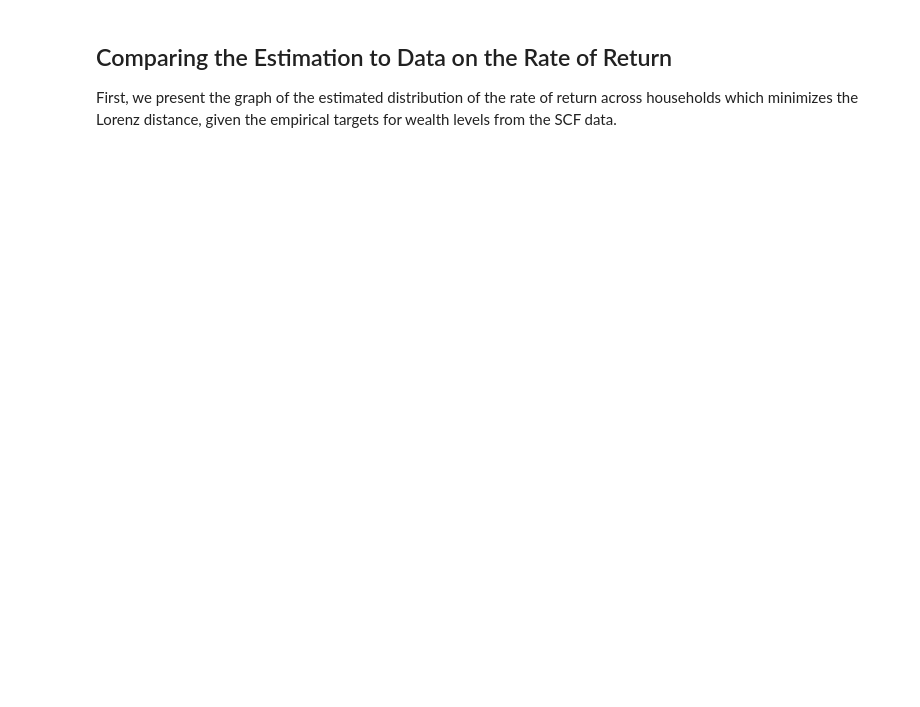
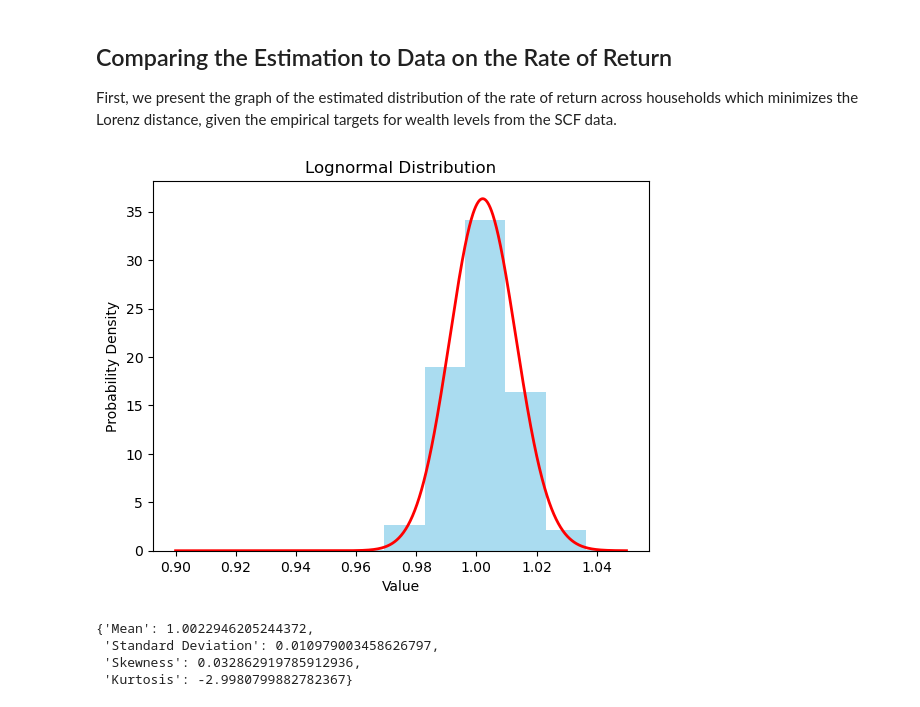
Before and after one commit to econ-ark/DistributionOfWealthMPC, a Jupyter notebook: HetReturns-Lognormal-PY-LiqWealth.ipynb, the cells around one changed output. Saved outputs shown, nothing was run; the diff lists cells and outputs as text; code cells hidden in the pictures; blank space fills up the shorter version.

Commit message:
final changes to estimation notebooks for PY uniform and lognormal returns, matching both net worth and liquid wealth

```diff
--- a/HetReturns-Lognormal-PY-LiqWealth.ipynb
+++ b/HetReturns-Lognormal-PY-LiqWealth.ipynb
@@ -201,16 +369,22 @@ First, we present the graph of the estimated distribution of the rate of return
 # %%
 import re
 
 from code.estimatedlognormalstats import EstLogNormalDist
 
-PYLognrm_RDist = EstLogNormalDist("/Users/dc/Library/CloudStorage/OneDrive-JohnsHopkins/research/GitHub-forks/econ-ark/DistributionOfWealthMPC/DistributionOfWealthMPC/code/results/PYLognrmrrateDistIndNetWorthResults.txt")
+PYLognrm_RDist = EstLogNormalDist("code/results/PYLognrmrrateDistIndLiquidResults.txt")
 
 #print(PYLognrm_RDist.top)
 #print(PYLognrm_RDist.bottom)
 
 PYLognrm_RDist.graph()
 
 PYLognrm_RDist.show_moments()
+# %% [output]
+[figure, added]
+{'Mean': 1.0022946205244372,
+ 'Standard Deviation': 0.010979003458626797,
+ 'Skewness': 0.032862919785912936,
+ 'Kurtosis': -2.9980799882782367}
 # %% [markdown]
 ### Graph of the empirical distribution of safe and risky returns from Fagereng et al. (2015)
 
```
Also changed, not shown: parts of 11 cells of this notebook, 3 other files.
